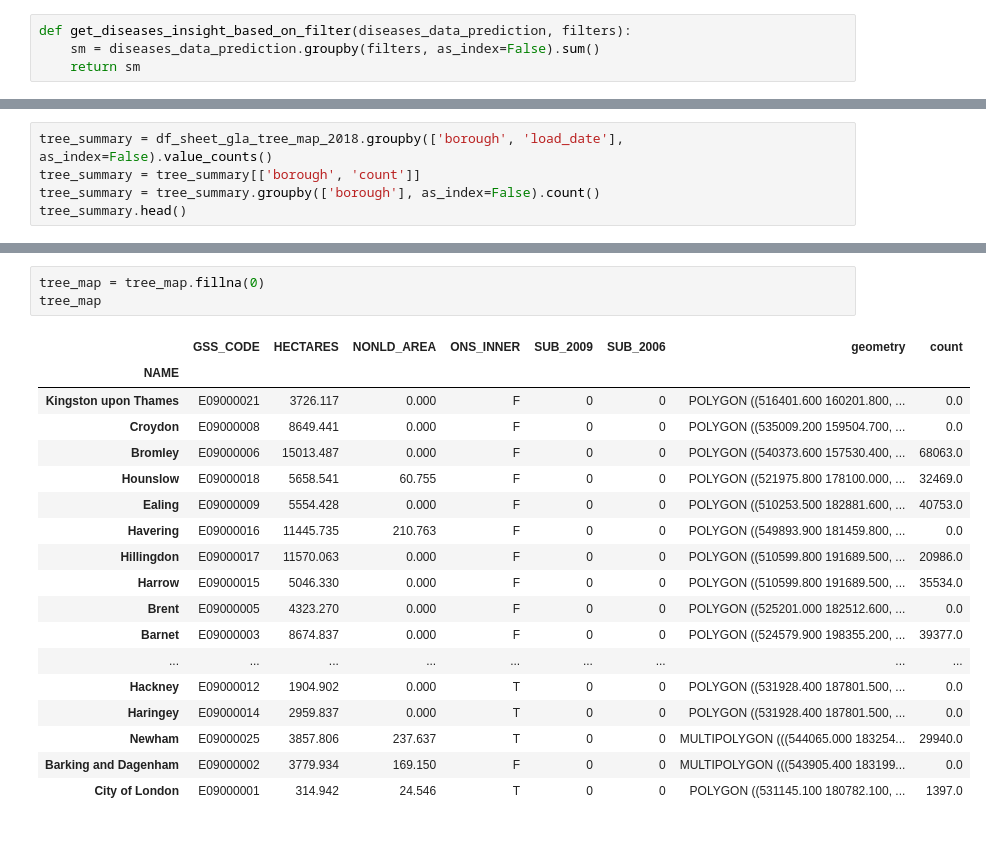
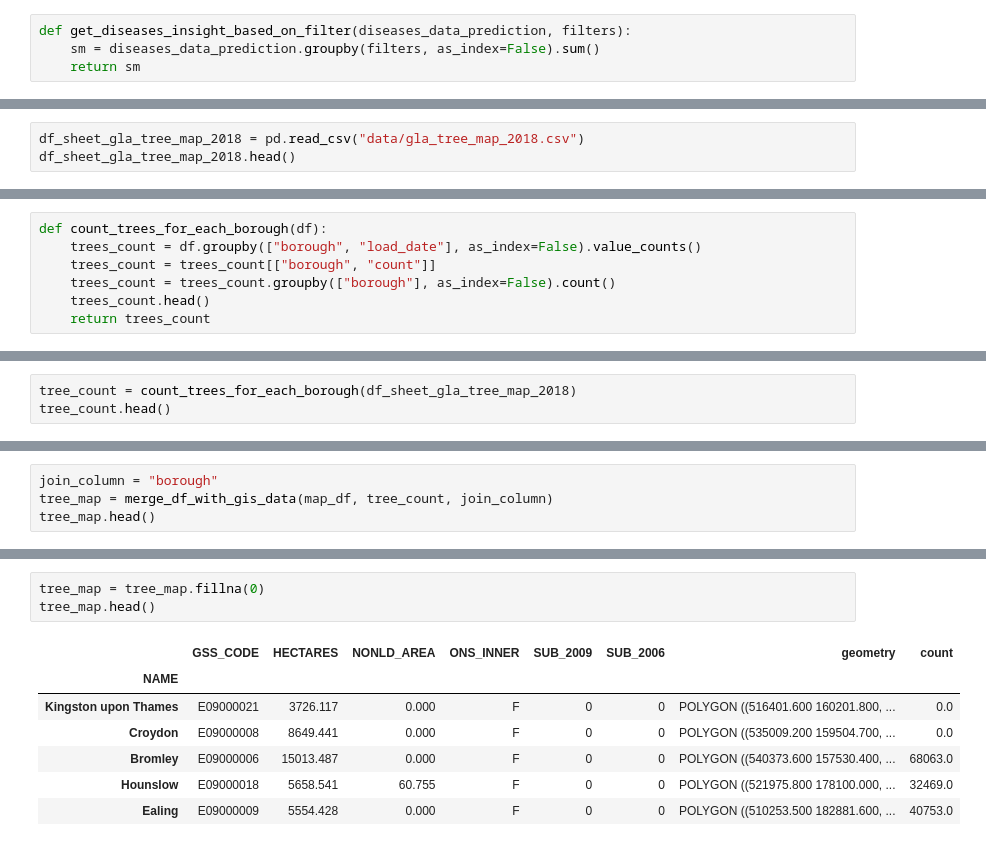
Before and after one commit to irvifa/data-visualization, a Jupyter notebook: data-visualization.ipynb, the cells around one changed output, grey strips where cells are left out. Saved outputs shown, nothing was run; the diff lists cells and outputs as text.

```diff
--- a/air-pollution.ipynb
+++ b/data-visualization.ipynb
@@ -445,0 +388,3 @@ df_sheet_gla_tree_map_2018.head()
+# %%
+df_sheet_gla_tree_map_2018 = pd.read_csv("data/gla_tree_map_2018.csv")
+df_sheet_gla_tree_map_2018.head()
@@ -446,5 +398,7 @@ df_sheet_gla_tree_map_2018.head()
 # %%
-tree_summary = df_sheet_gla_tree_map_2018.groupby(['borough', 'load_date'], as_index=False).value_counts()
-tree_summary = tree_summary[['borough', 'count']]
-tree_summary = tree_summary.groupby(['borough'], as_index=False).count()
-tree_summary.head()
+def count_trees_for_each_borough(df):
+    trees_count = df.groupby(["borough", "load_date"], as_index=False).value_counts()
+    trees_count = trees_count[["borough", "count"]]
+    trees_count = trees_count.groupby(["borough"], as_index=False).count()
+    trees_count.head()
+    return trees_count
@@ -480,0 +405,3 @@ tree_map
+# %%
+tree_count = count_trees_for_each_borough(df_sheet_gla_tree_map_2018)
+tree_count.head()
@@ -480,0 +415,4 @@ tree_map
+# %%
+join_column = "borough"
+tree_map = merge_df_with_gis_data(map_df, tree_count, join_column)
+tree_map.head()
@@ -481,22 +427,11 @@ tree_map
 # %%
 tree_map = tree_map.fillna(0)
-tree_map
+tree_map.head()
 # %% [output]
 |  | GSS_CODE | HECTARES | NONLD_AREA | ONS_INNER | SUB_2009 | SUB_2006 | geometry | count |
 | NAME |  |  |  |  |  |  |  |  |
 | Kingston upon Thames | E09000021 | 3726.117 | 0.000 | F | 0 | 0 | POLYGON ((516401.600 160201.800, ... | 0.0 |
 | Croydon | E09000008 | 8649.441 | 0.000 | F | 0 | 0 | POLYGON ((535009.200 159504.700, ... | 0.0 |
 | Bromley | E09000006 | 15013.487 | 0.000 | F | 0 | 0 | POLYGON ((540373.600 157530.400, ... | 68063.0 |
 | Hounslow | E09000018 | 5658.541 | 60.755 | F | 0 | 0 | POLYGON ((521975.800 178100.000, ... | 32469.0 |
 | Ealing | E09000009 | 5554.428 | 0.000 | F | 0 | 0 | POLYGON ((510253.500 182881.600, ... | 40753.0 |
-| Havering | E09000016 | 11445.735 | 210.763 | F | 0 | 0 | POLYGON ((549893.900 181459.800, ... | 0.0 |
-| Hillingdon | E09000017 | 11570.063 | 0.000 | F | 0 | 0 | POLYGON ((510599.800 191689.500, ... | 20986.0 |
-| Harrow | E09000015 | 5046.330 | 0.000 | F | 0 | 0 | POLYGON ((510599.800 191689.500, ... | 35534.0 |
-| Brent | E09000005 | 4323.270 | 0.000 | F | 0 | 0 | POLYGON ((525201.000 182512.600, ... | 0.0 |
-| Barnet | E09000003 | 8674.837 | 0.000 | F | 0 | 0 | POLYGON ((524579.900 198355.200, ... | 39377.0 |
-| ... | ... | ... | ... | ... | ... | ... | ... | ... |
-| Hackney | E09000012 | 1904.902 | 0.000 | T | 0 | 0 | POLYGON ((531928.400 187801.500, ... | 0.0 |
-| Haringey | E09000014 | 2959.837 | 0.000 | T | 0 | 0 | POLYGON ((531928.400 187801.500, ... | 0.0 |
-| Newham | E09000025 | 3857.806 | 237.637 | T | 0 | 0 | MULTIPOLYGON (((544065.000 183254... | 29940.0 |
-| Barking and Dagenham | E09000002 | 3779.934 | 169.150 | F | 0 | 0 | MULTIPOLYGON (((543905.400 183199... | 0.0 |
-| City of London | E09000001 | 314.942 | 24.546 | T | 0 | 0 | POLYGON ((531145.100 180782.100, ... | 1397.0 |
```
Also changed, not shown: parts of 50 cells of this notebook, 6 other files.
